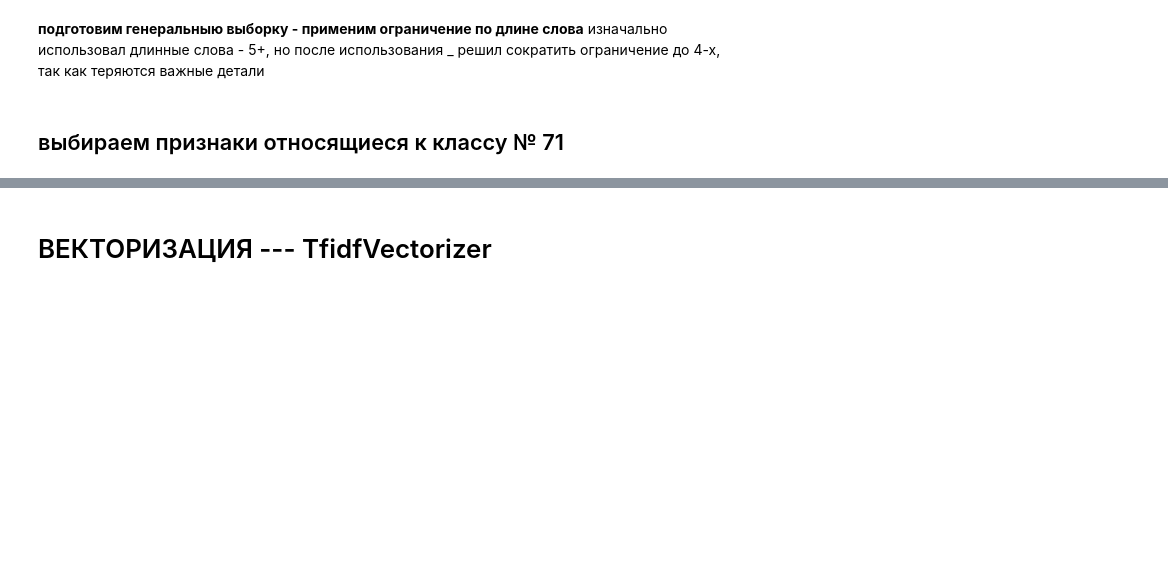
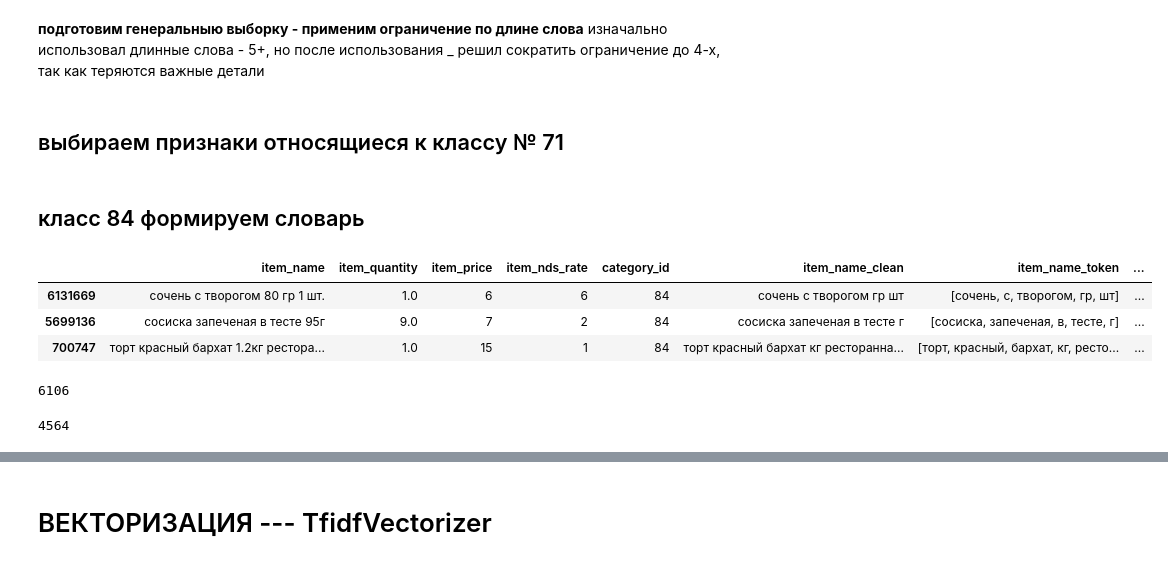
Before and after one commit to becha2003/VTB, a Jupyter notebook: VTB_8_big_set.ipynb, the cells around one changed output, grey strips where cells are left out. Cells and saved outputs as stored; diff of their text form; code cells hidden in the pictures; blank space fills up the shorter version.

```diff
--- a/VTB_8_big_set.ipynb
+++ b/VTB_8_big_set.ipynb
@@ -207,3 +207,19 @@ train_origin.to_parquet('train_origin')
 # %%
 # сохраняем неразмеченную обрезанную выборку все !=-1 и + к этому доп размеченную категорию 71
 train_origin_cat_71.to_parquet('train_origin_cat_71')
+# %% [markdown]
+## класс 84  формируем словарь
+# %%
+train = pd.read_parquet('data_fusion_train_no_dubl_low_wo_simb_token')
+# %%
+class_84 = train.query('category_id == 84')
+# %%
+# выбираем слова заданной длины - через функцию words
+class_84['items'] = class_84['item_name_token'].apply(func=lambda x : words(x, 4))
+# %%
+class_84.sample(3)
+# %% [output]
+|  | item_name | item_quantity | item_price | item_nds_rate | category_id | item_name_clean | item_name_token | ... |
+| 6131669 | сочень с творогом 80 гр 1 шт. | 1.0 | 6 | 6 | 84 | сочень с творогом гр шт | [сочень, с, творогом, гр, шт] | ... |
+| 5699136 | сосиска запеченая в тесте 95г | 9.0 | 7 | 2 | 84 | сосиска запеченая в тесте г | [сосиска, запеченая, в, тесте, г] | ... |
+| 700747 | торт красный бархат 1.2кг рестора... | 1.0 | 15 | 1 | 84 | торт красный бархат кг ресторанна... | [торт, красный, бархат, кг, ресто... | ... |
@@ -209,0 +232,6 @@ train_origin_cat_71.to_parquet('train_origin_cat_71')
+# %%
+# получаем словарь состоящий из слов >= 4 буквы
+common = pd.Series(class_84['items_'].value_counts().sort_values(ascending = False)).reset_index().query('index != ""')
+print(len(common))
+# %% [output]
+6106
@@ -209,0 +241,8 @@ train_origin_cat_71.to_parquet('train_origin_cat_71')
+# %%
+# убираем слова встречающиеся лишь 1 раз (возможно это неправильно), цель сокращения словаря - сократить время фильтрации неразмеченного train
+common = common.query('items_ > 1')
+common = common.query('index != "пакет"')
+print(len(common))
+common.to_parquet('dict_84')
+# %% [output]
+4564
```
Also changed, not shown: parts of 47 cells of this notebook.
